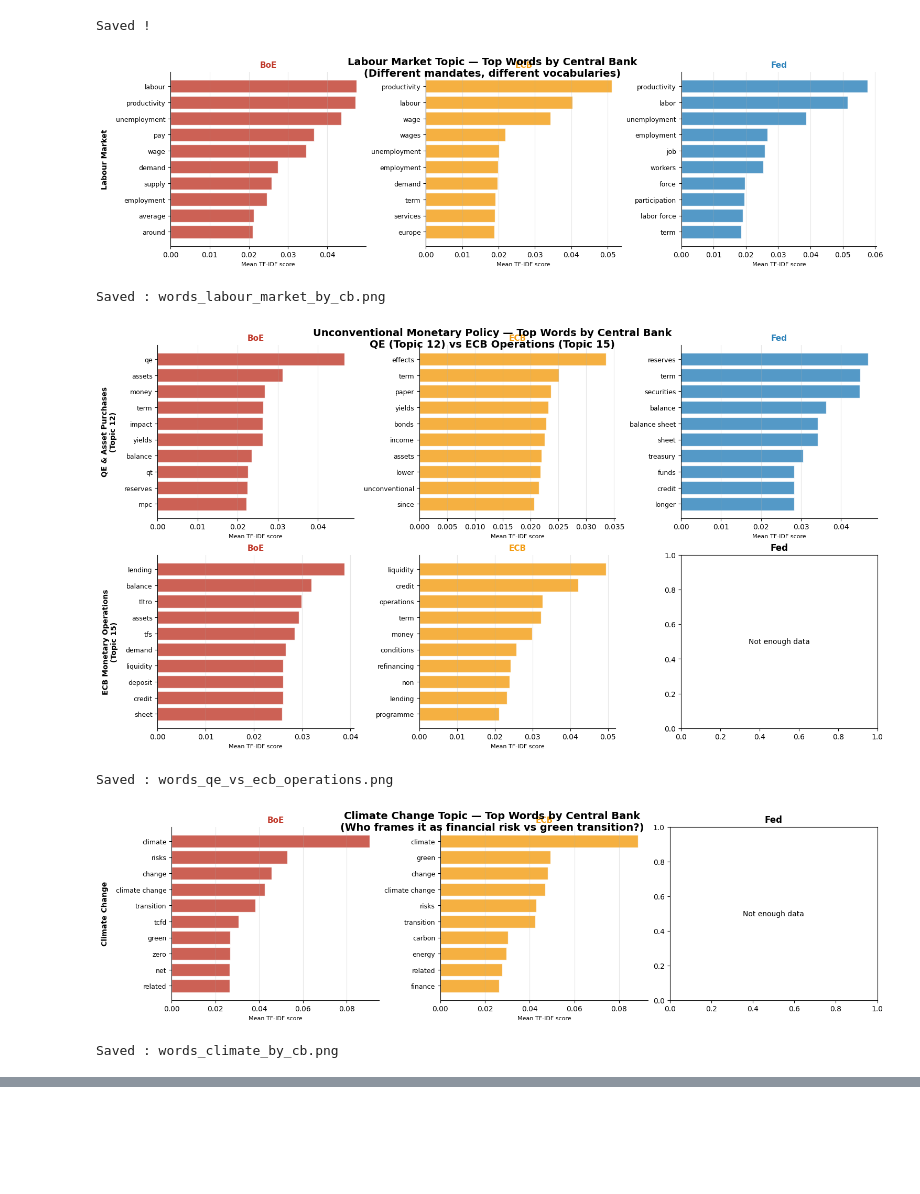
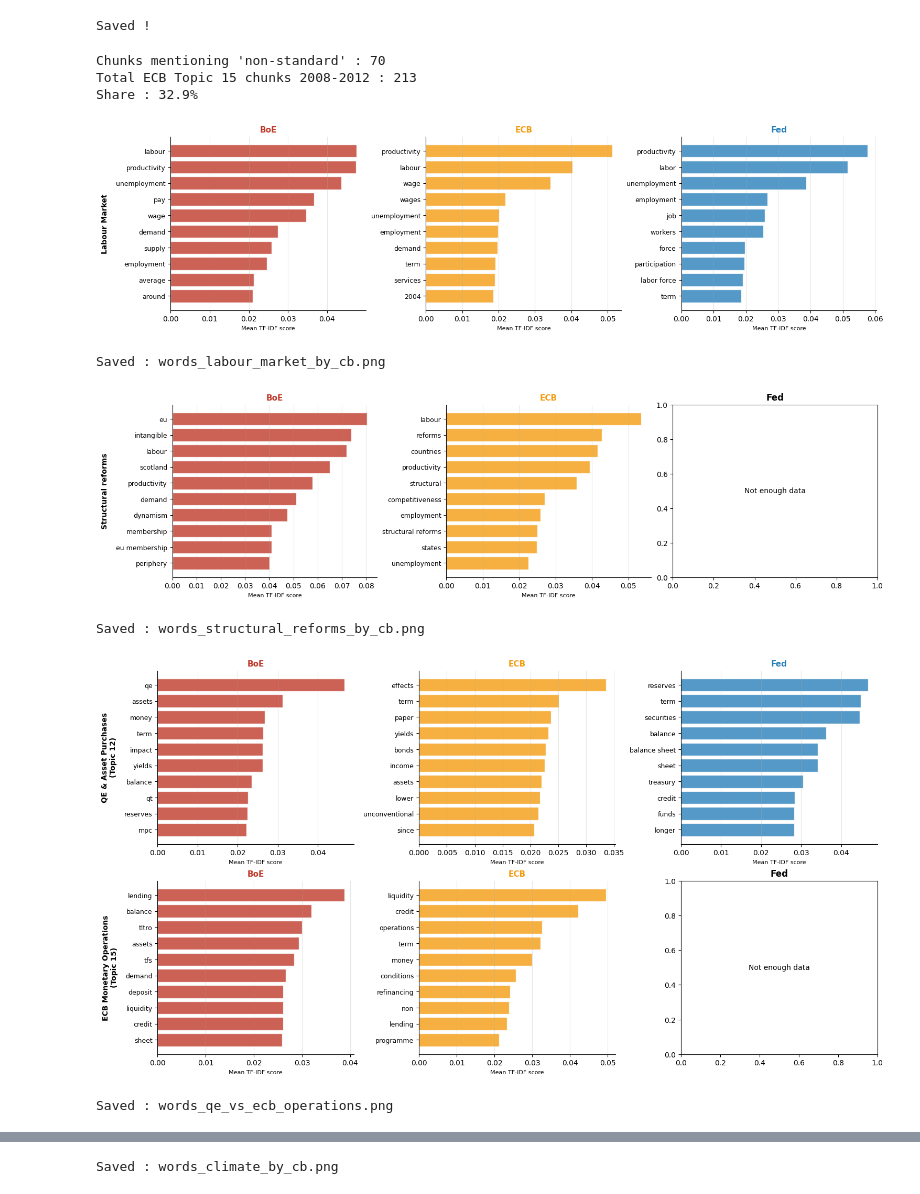
Before and after one commit to lelkamel/nlp_central_banks, a Jupyter notebook: lyna_work/topic_modelling.ipynb, the cells around one changed output, grey strips where cells are left out. Saved outputs shown, nothing was run; the diff lists cells and outputs as text; code cells hidden in the pictures; blank space fills up the shorter version.

Commit message:
end topic modelling

```diff
--- a/lyna_work/topic_modelling.ipynb
+++ b/lyna_work/topic_modelling.ipynb
@@ -805,6 +748,23 @@ print("Saved !")
 # %% [output]
 [figure]
 Saved !
+# %%
+# Check most common phrases in ECB Topic 15 chunks
+ecb_t15 = df_chunks_all[
+    (df_chunks_all['topic'] == 15) &
+    (df_chunks_all['CentralBank'] == 'European Central Bank') &
+    (df_chunks_all['Year'] < 2012)
+]['chunk_text'].tolist()
+
+# Look for "non-standard" mentions
+non_standard = [c for c in ecb_t15 if 'non-standard' in c.lower()]
+print(f"Chunks mentioning 'non-standard' : {len(non_standard)}")
+print(f"Total ECB Topic 15 chunks 2008-2012 : {len(ecb_t15)}")
+print(f"Share : {len(non_standard)/len(ecb_t15)*100:.1f}%")
+# %% [output]
+Chunks mentioning 'non-standard' : 70
+Total ECB Topic 15 chunks 2008-2012 : 213
+Share : 32.9%
 # %%
 import matplotlib.pyplot as plt
 import matplotlib.gridspec as gridspec
@@ -836,7 +796,7 @@ def get_topic_words_by_cb(topic_id, cb_name, df_chunks, topic_model, n_words=10)
         "chart", "figure", "table", "see", "show",
         "inflation", "growth", "economic", "economy", "high", "low", "new", "old", "2017", "2018", "2019",
     "2020", "2021", "2022", "2023", "2016", "2015",
-    "real", "prices", "sector", "firms", "investment"
+    "real", "prices", "sector", "firms", "investment", "europe"
     ]
 
     all_stopwords = list(set(custom_stopwords + extra_stopwords))
@@ -926,38 +886,46 @@ def plot_topic_comparison_by_cb(topic_ids, topic_labels, title, filename, n_word
 
 
 # ============================================================
 # 1. LABOUR MARKET — different mandate
 # ============================================================
 plot_topic_comparison_by_cb(
     topic_ids=[6],
     topic_labels=['Labour Market'],
-    title='Labour Market Topic — Top Words by Central Bank\n(Different mandates, different vocabularies)',
+    title='',
     filename='words_labour_market_by_cb'
 )
+
+plot_topic_comparison_by_cb(
+    topic_ids=[7],
+    topic_labels=['Structural reforms'],
+    title='',
+    filename='words_structural_reforms_by_cb'
+)
+
 
 # ============================================================
 # 2. QE vs ECB MONETARY OPERATIONS
 # ============================================================
 plot_topic_comparison_by_cb(
     topic_ids=[12, 15],
     topic_labels=['QE & Asset Purchases\n(Topic 12)', 'ECB Monetary Operations\n(Topic 15)'],
-    title='Unconventional Monetary Policy — Top Words by Central Bank\nQE (Topic 12) vs ECB Operations (Topic 15)',
+    title='',
     filename='words_qe_vs_ecb_operations'
 )
 
 # ============================================================
 # 3. CLIMATE CHANGE — green transition
 # ============================================================
 plot_topic_comparison_by_cb(
     topic_ids=[30],
     topic_labels=['Climate Change'],
-    title='Climate Change Topic — Top Words by Central Bank\n(Who frames it as financial risk vs green transition?)',
+    title='',
     filename='words_climate_by_cb'
 )
 # %% [output]
-[figure, old version]
+[figure, new version]
 Saved : words_labour_market_by_cb.png
-[figure, old version]
+[figure, new version]
-Saved : words_qe_vs_ecb_operations.png
+Saved : words_structural_reforms_by_cb.png
-[figure, old version]
+[figure, new version]
-Saved : words_climate_by_cb.png
+Saved : words_qe_vs_ecb_operations.png
@@ -963,0 +933 @@ Saved : words_climate_by_cb.png
+Saved : words_climate_by_cb.png
```
Also changed, not shown: parts of 12 cells of this notebook.
